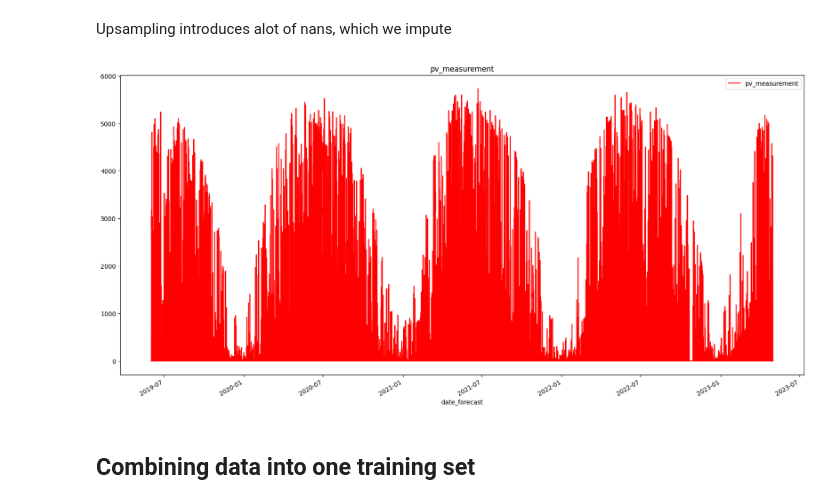
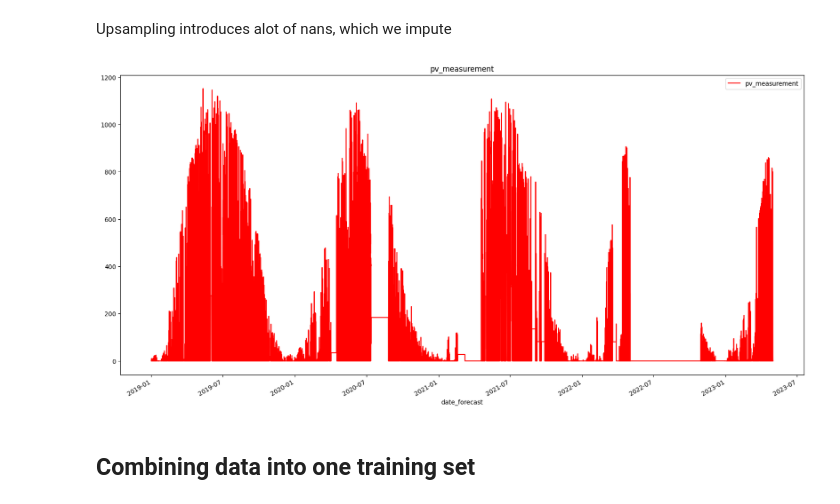
Before and after one commit to nasols/TDT4174-Machine-Learning, a Jupyter notebook: data_preparation.ipynb, the cells around one changed output. Cells and saved outputs as stored; diff of their text form; code cells hidden in the pictures.

```diff
--- a/data_preparation.ipynb
+++ b/data_preparation.ipynb
@@ -135,11 +167,11 @@ Upsampling introduces alot of nans, which we impute
 # %%
 dm.train_a = dm.train_a.interpolate()
 dm.train_b = dm.train_b.interpolate()
 dm.train_c = dm.train_c.interpolate()
 
-dm.plot_feature(dm.train_a, "pv_measurement")
+dm.plot_feature(dm.train_b, "pv_measurement")
 # %% [output]
-[figure, old version]
+[figure, new version]
 # %% [markdown]
 ## Combining data into one training set
 # %%
```
Also changed, not shown: parts of 2 cells of this notebook, 3 other files.
